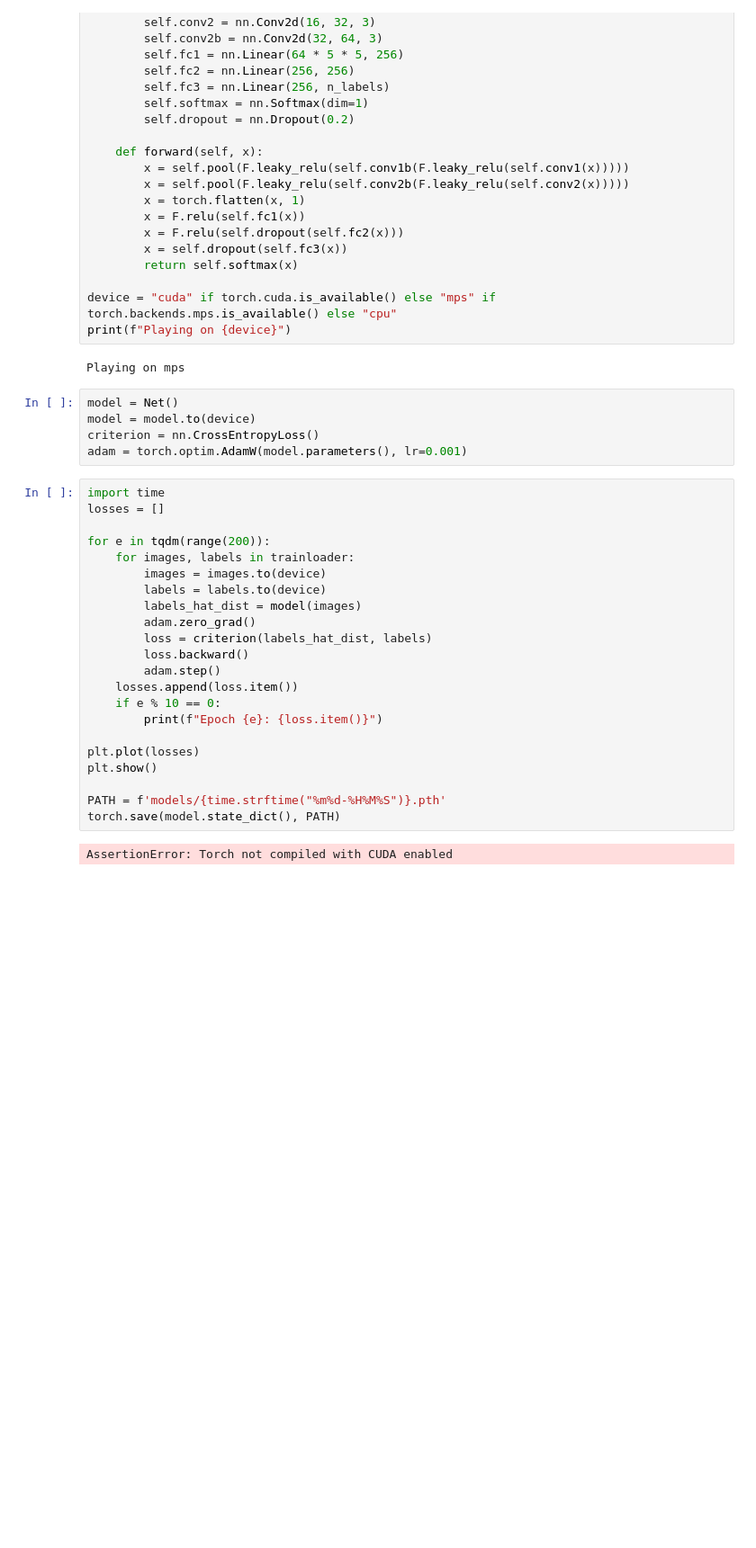
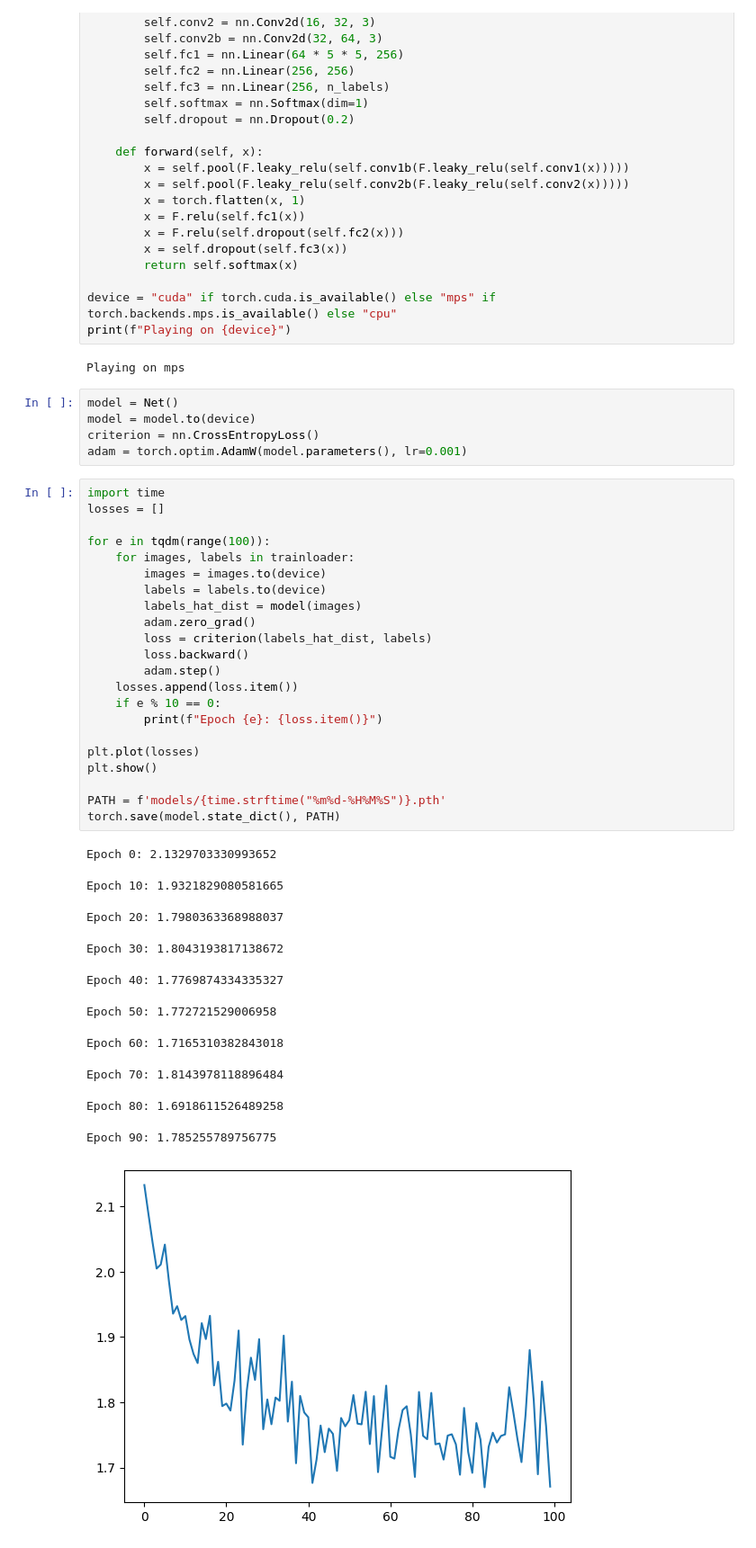
Before and after one commit to DeLnlyMthrLvr/Distillation_experiments, a Jupyter notebook: notebooks/exp_v2_ale.ipynb, the cells around one changed output. Shown: that part at 90% size. Drawn from its saved outputs; the diff is of its cells as text; blank space fills up the shorter version.

```diff
--- a/notebooks/exp_v2_ale.ipynb
+++ b/notebooks/exp_v2_ale.ipynb
@@ -104,24 +104,34 @@ adam = torch.optim.AdamW(model.parameters(), lr=0.001)
 # %%
 import time
 losses = []
 
-for e in tqdm(range(200)):
+for e in tqdm(range(100)):
     for images, labels in trainloader:
         images = images.to(device)
         labels = labels.to(device)
         labels_hat_dist = model(images)
         adam.zero_grad()
         loss = criterion(labels_hat_dist, labels)
         loss.backward()
         adam.step()
     losses.append(loss.item())
     if e % 10 == 0:
         print(f"Epoch {e}: {loss.item()}")
 
 plt.plot(losses)
 plt.show()
 
 PATH = f'models/{time.strftime("%m%d-%H%M%S")}.pth'
 torch.save(model.state_dict(), PATH)
 # %% [output]
-AssertionError: Torch not compiled with CUDA enabled
+Epoch 0: 2.1329703330993652
+Epoch 10: 1.9321829080581665
+Epoch 20: 1.7980363368988037
+Epoch 30: 1.8043193817138672
+Epoch 40: 1.7769874334335327
+Epoch 50: 1.772721529006958
+Epoch 60: 1.7165310382843018
+Epoch 70: 1.8143978118896484
+Epoch 80: 1.6918611526489258
+Epoch 90: 1.785255789756775
+[figure, added]
```
Also changed, not shown: parts of 4 cells of this notebook.
